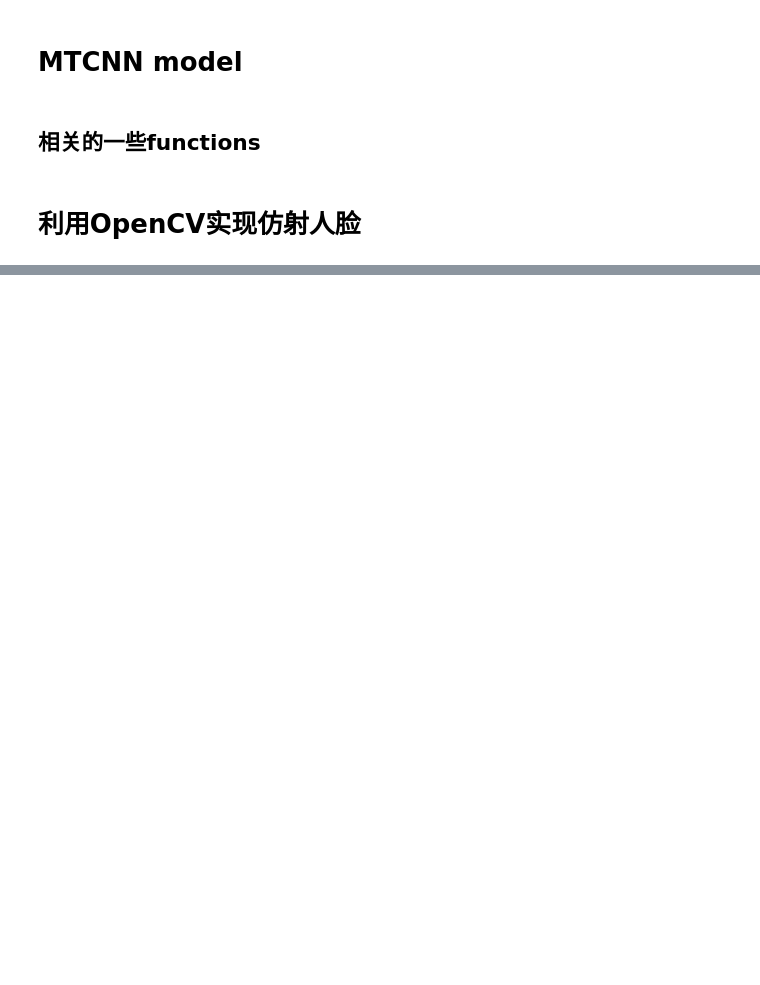
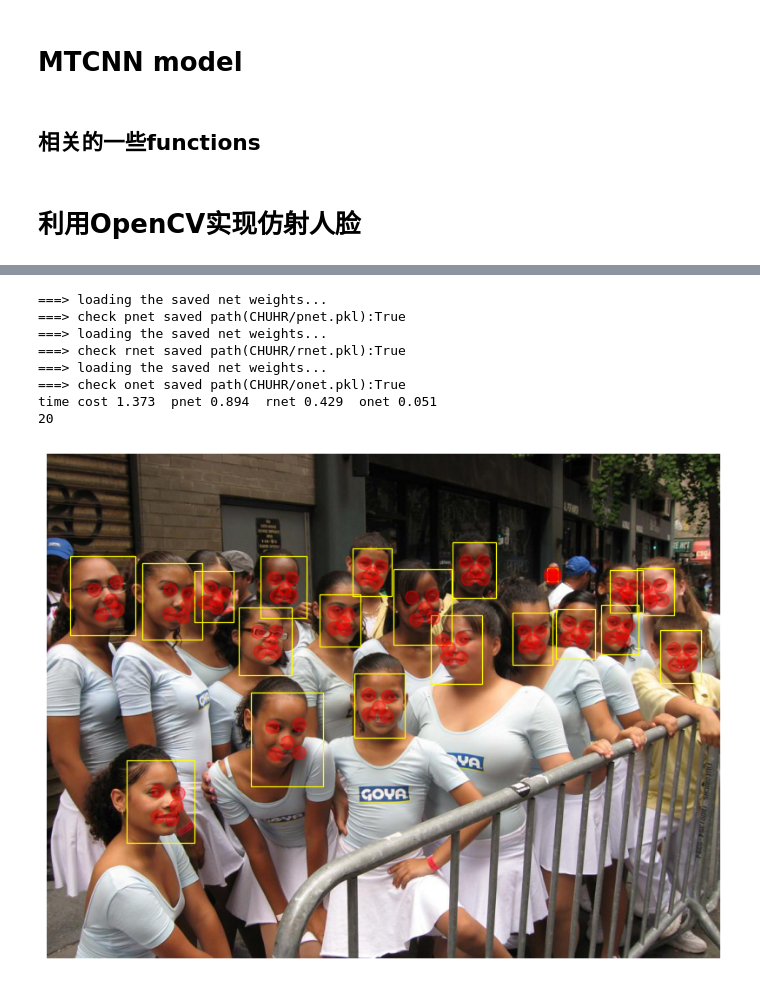
Before and after one commit to HuangruiChu/MTCNN, a Jupyter notebook: opencv_image.ipynb, the cells around one changed output, grey strips where cells are left out. Drawn from its saved outputs; the diff is of its cells as text; code cells hidden in the pictures; blank space fills up the shorter version.

```diff
--- a/opencv_image.ipynb
+++ b/opencv_image.ipynb
@@ -416 +413,13 @@ def test_image(image_path,save_name):
+# %%
+test_image("1.jpg","1——2.png")
+# %% [output]
+===> loading the saved net weights...
+===> check pnet saved path(CHUHR/pnet.pkl):True
+===> loading the saved net weights...
+===> check rnet saved path(CHUHR/rnet.pkl):True
+===> loading the saved net weights...
+===> check onet saved path(CHUHR/onet.pkl):True
+time cost 1.373  pnet 0.894  rnet 0.429  onet 0.051
+20
+[figure, added]
 # %%
```
Also changed, not shown: parts of 14 cells of this notebook.
